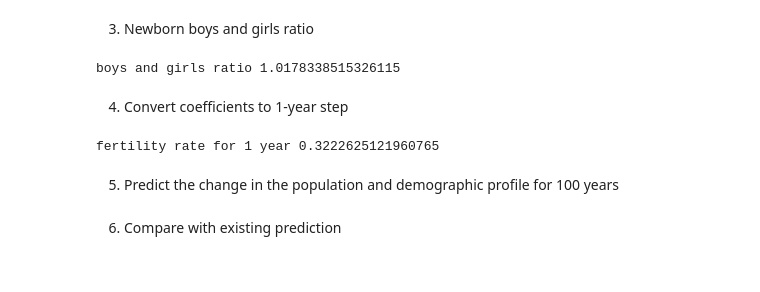
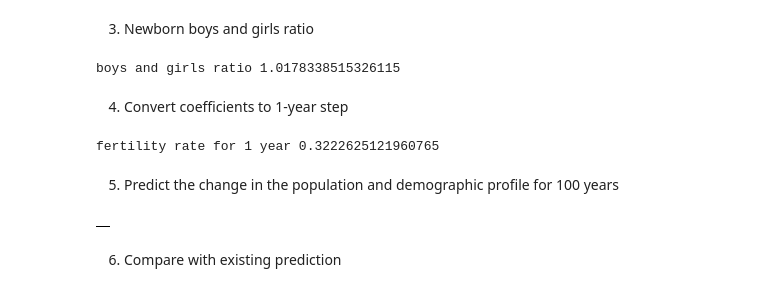
Before and after one commit to miceorbirds/Lab1, a Jupyter notebook: lab1.ipynb, the cells around one changed output. Saved outputs shown, nothing was run; the diff lists cells and outputs as text; code cells hidden in the pictures.

```diff
--- a/lab1.ipynb
+++ b/lab1.ipynb
@@ -126,6 +126,10 @@ boys and girls ratio 1.0178338515326115
 fertility rate for 1 year 0.3222625121960765
 # %% [markdown]
 5. Predict the change in the population and demographic profile for 100 years
+# %%
+prediction_both = pd.DataFrame()
+# %% [output]
+|  |
 # %% [markdown]
 6. Compare with existing prediction
 # %%
```
